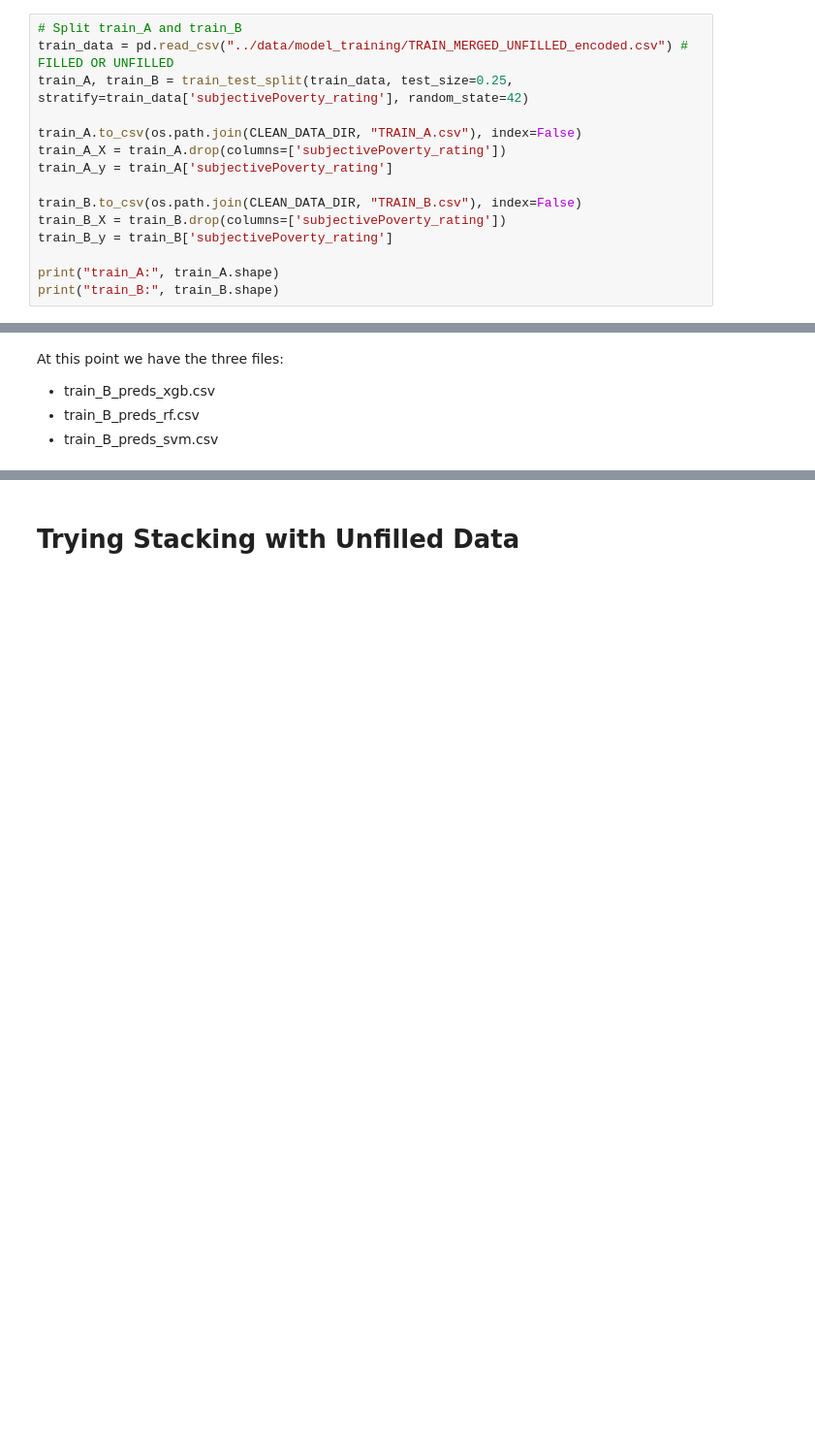
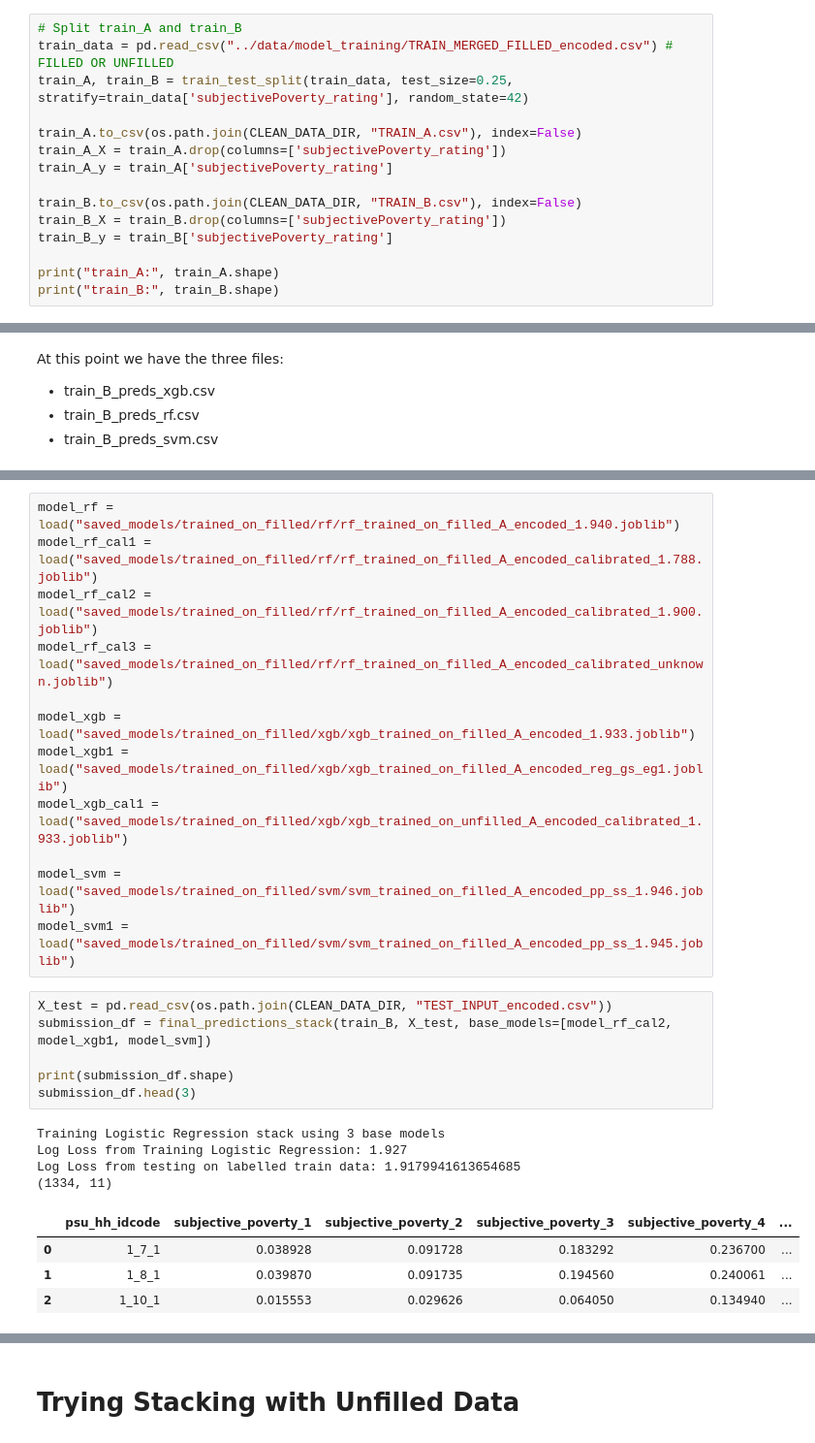
Before and after one commit to eugenesimm/Kaggle_poverty_rate, a Jupyter notebook: 3-modelling/stack_learners.ipynb, the cells around one changed output, grey strips where cells are left out. Shown at 97% size. Drawn from its saved outputs; the diff is of its cells as text; blank space fills up the shorter version.

```diff
--- a/3-modelling/stack_learners.ipynb
+++ b/3-modelling/stack_learners.ipynb
@@ -20,7 +20,7 @@ To enable the following instructions: AVX2 FMA, in other operations, rebuild Ten
 ### Split train set into A and B
 # %%
 # Split train_A and train_B
-train_data = pd.read_csv("../data/model_training/TRAIN_MERGED_UNFILLED_encoded.csv") # FILLED OR UNFILLED
+train_data = pd.read_csv("../data/model_training/TRAIN_MERGED_FILLED_encoded.csv") # FILLED OR UNFILLED
 train_A, train_B = train_test_split(train_data, test_size=0.25, stratify=train_data['subjectivePoverty_rating'], random_state=42)
 
 train_A.to_csv(os.path.join(CLEAN_DATA_DIR, "TRAIN_A.csv"), index=False)
@@ -196,0 +219,27 @@ submission_df.head(3)
+# %%
+model_rf = load("saved_models/trained_on_filled/rf/rf_trained_on_filled_A_encoded_1.940.joblib")
+model_rf_cal1 = load("saved_models/trained_on_filled/rf/rf_trained_on_filled_A_encoded_calibrated_1.788.joblib")
+model_rf_cal2 = load("saved_models/trained_on_filled/rf/rf_trained_on_filled_A_encoded_calibrated_1.900.joblib")
+model_rf_cal3 = load("saved_models/trained_on_filled/rf/rf_trained_on_filled_A_encoded_calibrated_unknown.joblib")
+
+model_xgb = load("saved_models/trained_on_filled/xgb/xgb_trained_on_filled_A_encoded_1.933.joblib")
+model_xgb1 = load("saved_models/trained_on_filled/xgb/xgb_trained_on_filled_A_encoded_reg_gs_eg1.joblib")
+model_xgb_cal1 = load("saved_models/trained_on_filled/xgb/xgb_trained_on_unfilled_A_encoded_calibrated_1.933.joblib")
+
+model_svm = load("saved_models/trained_on_filled/svm/svm_trained_on_filled_A_encoded_pp_ss_1.946.joblib")
+model_svm1 = load("saved_models/trained_on_filled/svm/svm_trained_on_filled_A_encoded_pp_ss_1.945.joblib")
+# %%
+X_test = pd.read_csv(os.path.join(CLEAN_DATA_DIR, "TEST_INPUT_encoded.csv"))
+submission_df = final_predictions_stack(train_B, X_test, base_models=[model_rf_cal2, model_xgb1, model_svm])
+
+print(submission_df.shape)
+submission_df.head(3)
+# %% [output]
+Training Logistic Regression stack using 3 base models
+Log Loss from Training Logistic Regression: 1.927
+Log Loss from testing on labelled train data: 1.9179941613654685
+(1334, 11)
+|  | psu_hh_idcode | subjective_poverty_1 | subjective_poverty_2 | subjective_poverty_3 | subjective_poverty_4 | ... |
+| 0 | 1_7_1 | 0.038928 | 0.091728 | 0.183292 | 0.236700 | ... |
+| 1 | 1_8_1 | 0.039870 | 0.091735 | 0.194560 | 0.240061 | ... |
+| 2 | 1_10_1 | 0.015553 | 0.029626 | 0.064050 | 0.134940 | ... |
```
Also changed, not shown: parts of 22 cells of this notebook, 59 other files.
